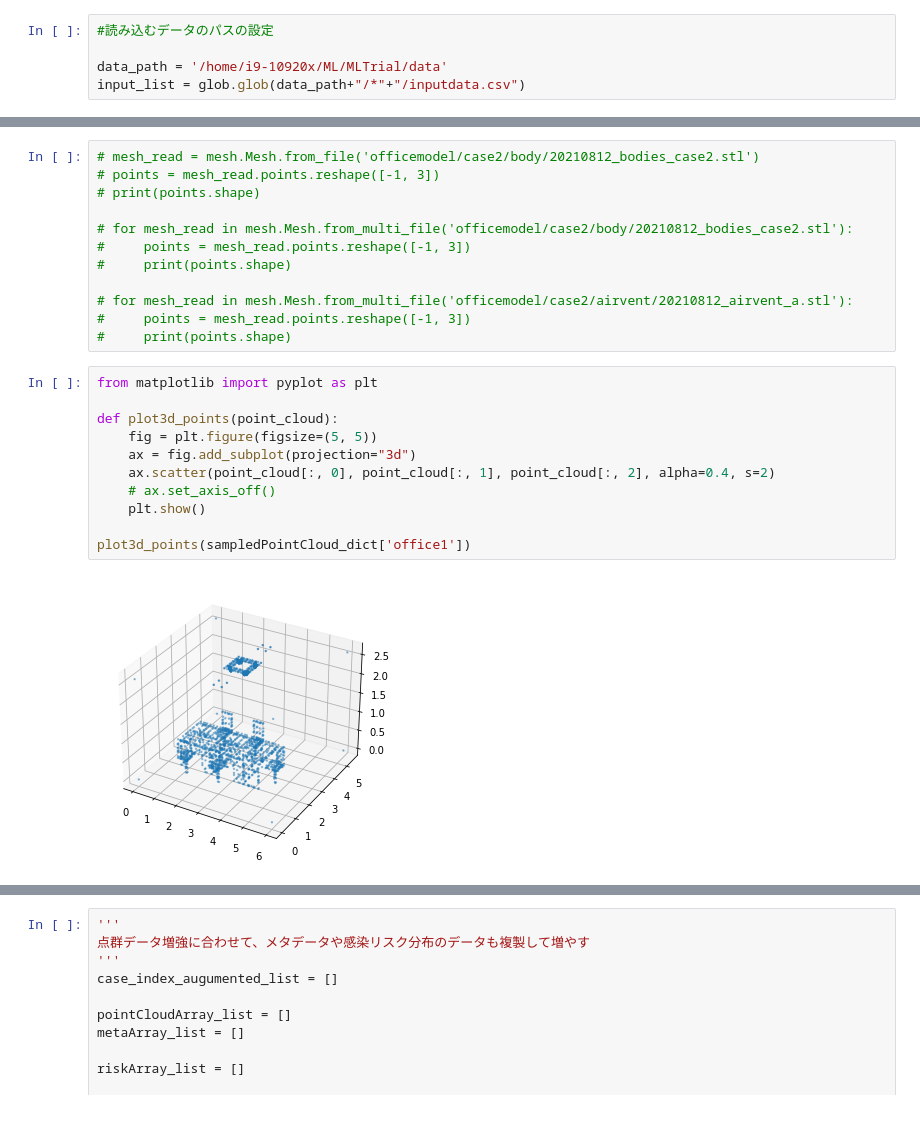
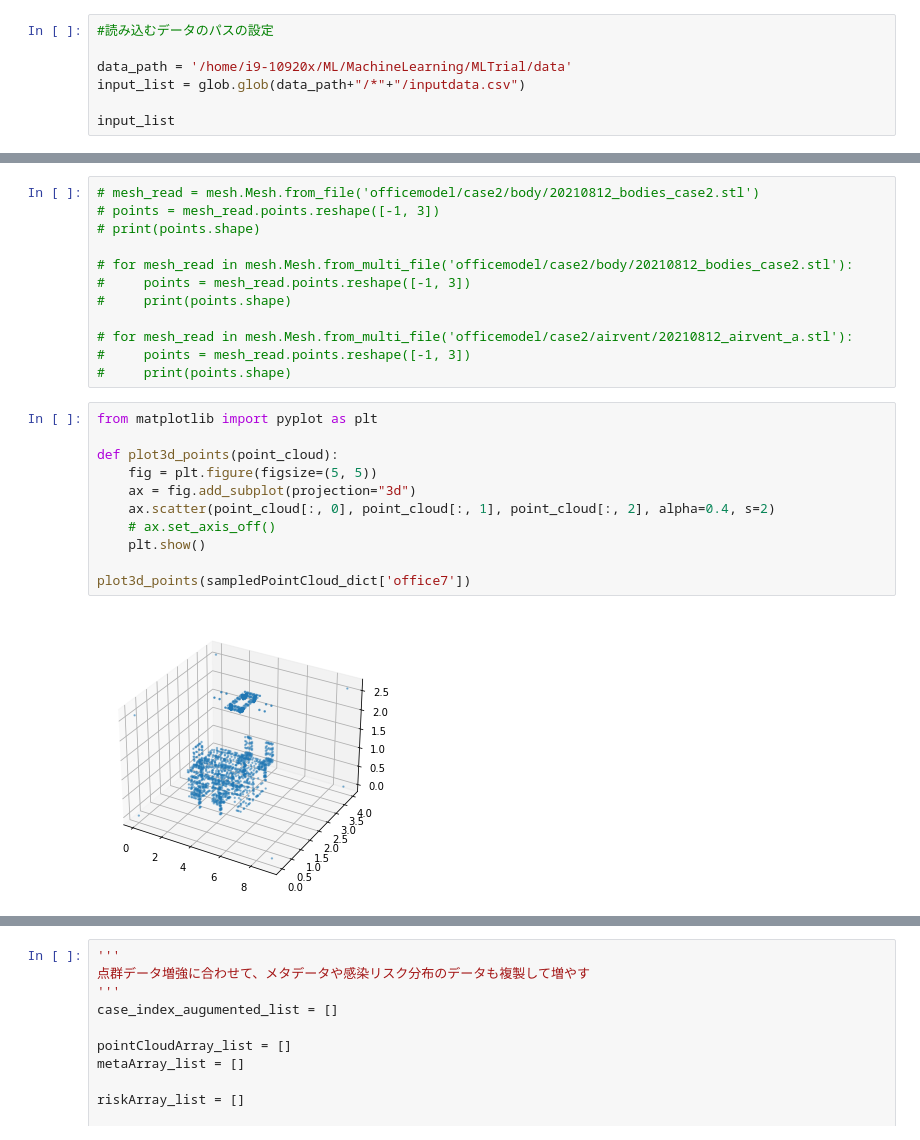
Before and after one commit to Enehentaro/MachineLearning, a Jupyter notebook: RoIPredictionWithPointNet_inRoom.ipynb, the cells around one changed output, grey strips where cells are left out. Drawn from its saved outputs; the diff is of its cells as text.

```diff
--- a/RoIPredictionWithPointNet_inRoom.ipynb
+++ b/RoIPredictionWithPointNet_inRoom.ipynb
@@ -26,8 +26,10 @@ import show_mod
 # %%
 #読み込むデータのパスの設定
 
-data_path = '/home/i9-10920x/ML/MLTrial/data'
+data_path = '/home/i9-10920x/ML/MachineLearning/MLTrial/data'
 input_list = glob.glob(data_path+"/*"+"/inputdata.csv")
+
+input_list
 # %%
 #input(空調条件等)の読み込み
 df_input = None
@@ -426,16 +350,16 @@ OfficePart.desks
 # %%
 from matplotlib import pyplot as plt
 
 def plot3d_points(point_cloud):
     fig = plt.figure(figsize=(5, 5))
     ax = fig.add_subplot(projection="3d")
     ax.scatter(point_cloud[:, 0], point_cloud[:, 1], point_cloud[:, 2], alpha=0.4, s=2)
     # ax.set_axis_off()
     plt.show()
 
-plot3d_points(sampledPointCloud_dict['office1'])
+plot3d_points(sampledPointCloud_dict['office7'])
 # %% [output]
-[figure, old version]
+[figure, new version]
 # %%
 import numpy as np
 '''
```
Also changed, not shown: parts of 22 cells of this notebook.
